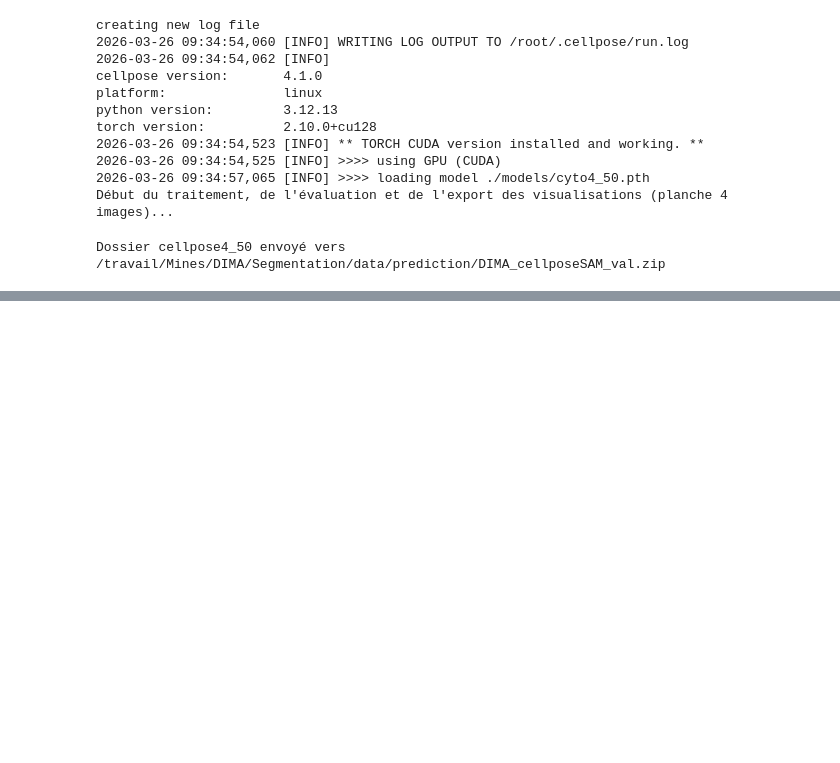
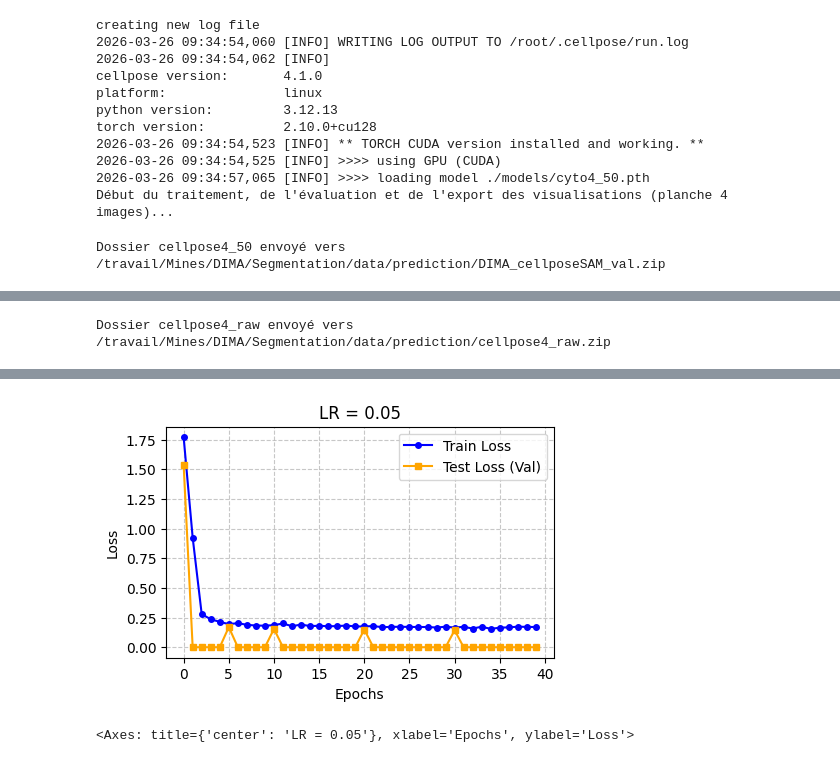
Before and after one commit to GautierGabriel/DIMA, a Jupyter notebook: scripts/cellpose4.ipynb, the cells around one changed output, grey strips where cells are left out. Saved outputs shown, nothing was run; the diff lists cells and outputs as text; code cells hidden in the pictures; blank space fills up the shorter version.

```diff
--- a/scripts/cellpose4.ipynb
+++ b/scripts/cellpose4.ipynb
@@ -468,0 +719,31 @@ Dossier cellpose4_50 envoyé vers /travail/Mines/DIMA/Segmentation/data/predicti
+# %%
+oc.download_path('/content/data/prediction/cellpose4_raw/','/travail/Mines/DIMA/Segmentation/data/prediction/cellpose4_raw')
+# %% [output]
+Dossier cellpose4_raw envoyé vers /travail/Mines/DIMA/Segmentation/data/prediction/cellpose4_raw.zip
+# %%
+import matplotlib.pyplot as plt
+from cellpose import train, models, io
+
+X_train,Y_train = visualizer.load_set(ids_train, mode='Nuc')
+X_val,Y_val   = visualizer.load_set(ids_val, mode='Nuc')
+
+io.logger_setup()
+model_finetune = models.CellposeModel(gpu=True)
+
+model_path, t_loss, v_loss = train.train_seg(
+    model_finetune.net,
+    train_data=X_train,
+    train_labels=Y_train,
+    test_data=X_val,
+    test_labels=Y_val,
+    n_epochs=40,
+    learning_rate= 1e-5,
+    weight_decay=0.0001,
+    save_path='.',
+    model_name='cellpose4_nuclei'
+)
+
+print(f"Modèle sauvegardé : {model_path}")
+
+visualizer.plot_loss(t_loss, v_loss, title=f"LR = {0.05}",show=True)
+# %% [output]
@@ -468,0 +776,2 @@ Dossier cellpose4_50 envoyé vers /travail/Mines/DIMA/Segmentation/data/predicti
+[figure, added]
+<Axes: title={'center': 'LR = 0.05'}, xlabel='Epochs', ylabel='Loss'>
```
Also changed, not shown: parts of 16 cells of this notebook, 2 other files.
